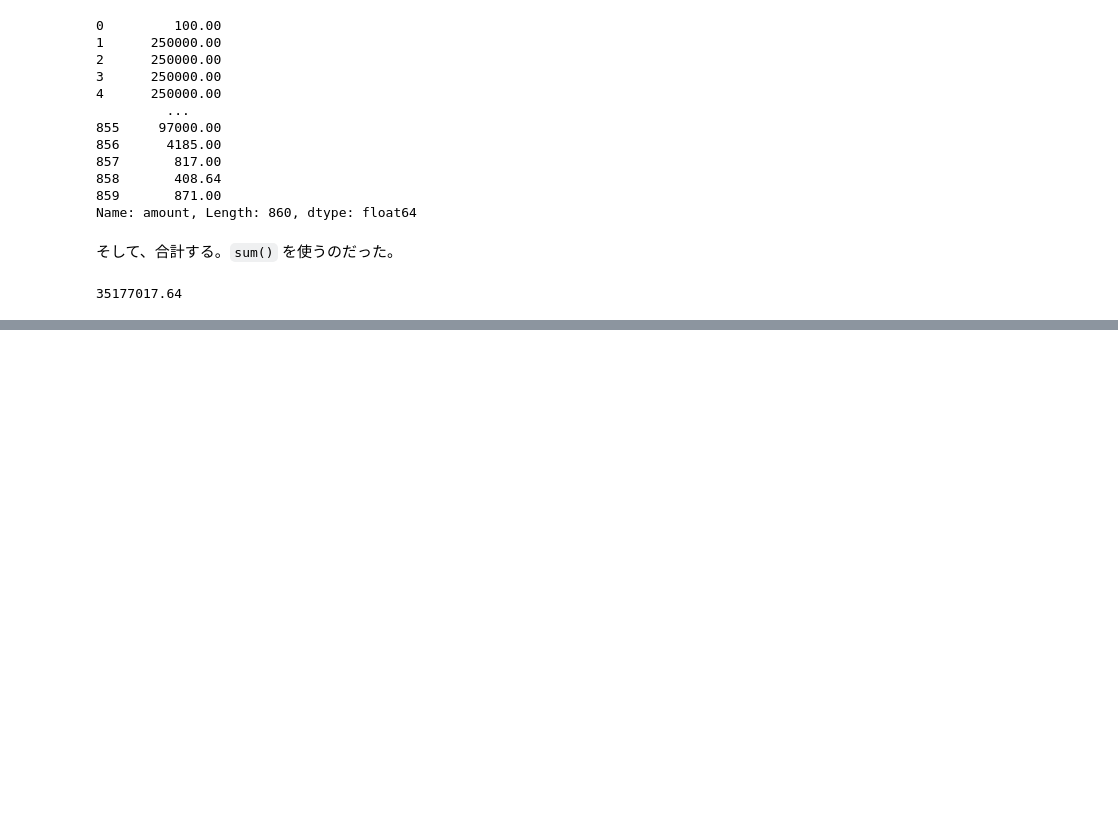
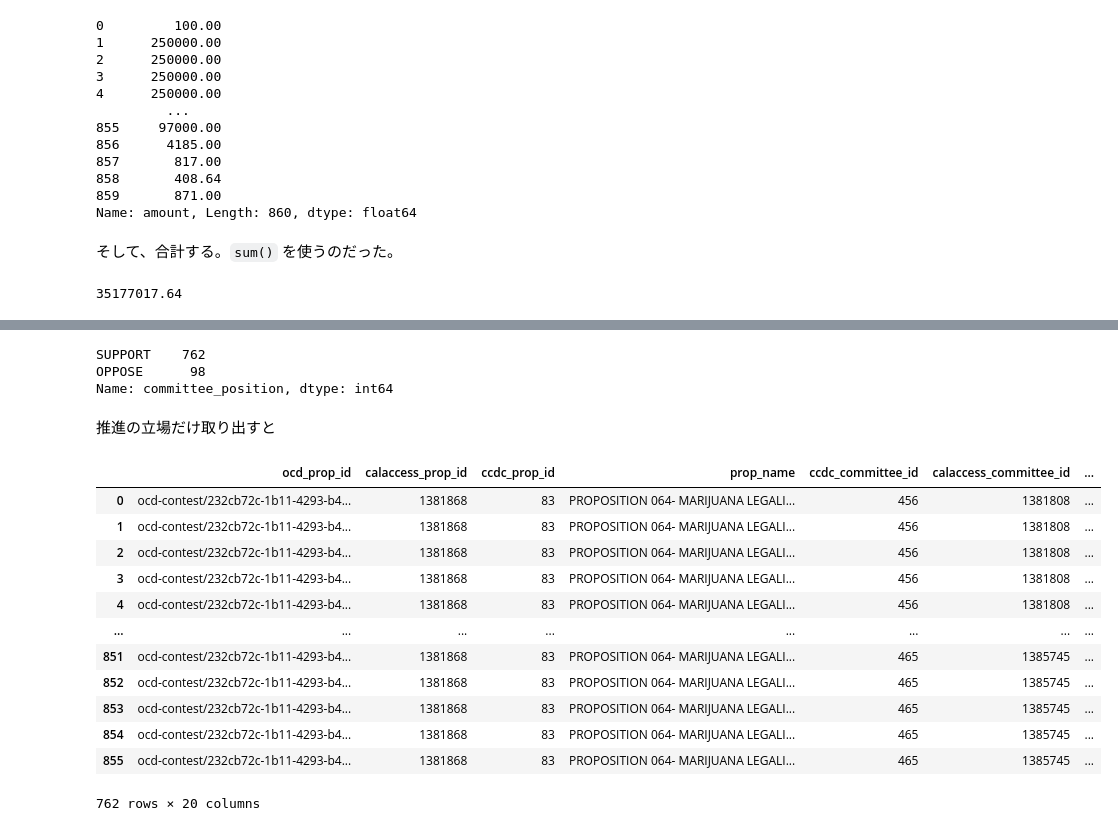
Before and after one commit to yoshitoG/nicar21_first_python_notebook, a Jupyter notebook: NICAR21補講のColab版.ipynb, the cells around one changed output, grey strips where cells are left out. Saved outputs shown, nothing was run; the diff lists cells and outputs as text; code cells hidden in the pictures; blank space fills up the shorter version.

```diff
--- a/NICAR21補講のColab版.ipynb
+++ b/NICAR21補講のColab版.ipynb
@@ -655,0 +678,24 @@ merged.amount.sum()
+# %%
+merged.committee_position.value_counts()
+# %% [output]
+SUPPORT    762
+OPPOSE      98
+Name: committee_position, dtype: int64
+# %% [markdown]
+推進の立場だけ取り出すと
+# %%
+merged[merged.committee_position == 'SUPPORT']
+# %% [output]
+|  | ocd_prop_id | calaccess_prop_id | ccdc_prop_id | prop_name | ccdc_committee_id | calaccess_committee_id | ... |
+| 0 | ocd-contest/232cb72c-1b11-4293-b4... | 1381868 | 83 | PROPOSITION 064- MARIJUANA LEGALI... | 456 | 1381808 | ... |
+| 1 | ocd-contest/232cb72c-1b11-4293-b4... | 1381868 | 83 | PROPOSITION 064- MARIJUANA LEGALI... | 456 | 1381808 | ... |
+| 2 | ocd-contest/232cb72c-1b11-4293-b4... | 1381868 | 83 | PROPOSITION 064- MARIJUANA LEGALI... | 456 | 1381808 | ... |
+| 3 | ocd-contest/232cb72c-1b11-4293-b4... | 1381868 | 83 | PROPOSITION 064- MARIJUANA LEGALI... | 456 | 1381808 | ... |
+| 4 | ocd-contest/232cb72c-1b11-4293-b4... | 1381868 | 83 | PROPOSITION 064- MARIJUANA LEGALI... | 456 | 1381808 | ... |
+| ... | ... | ... | ... | ... | ... | ... | ... |
+| 851 | ocd-contest/232cb72c-1b11-4293-b4... | 1381868 | 83 | PROPOSITION 064- MARIJUANA LEGALI... | 465 | 1385745 | ... |
+| 852 | ocd-contest/232cb72c-1b11-4293-b4... | 1381868 | 83 | PROPOSITION 064- MARIJUANA LEGALI... | 465 | 1385745 | ... |
+| 853 | ocd-contest/232cb72c-1b11-4293-b4... | 1381868 | 83 | PROPOSITION 064- MARIJUANA LEGALI... | 465 | 1385745 | ... |
+| 854 | ocd-contest/232cb72c-1b11-4293-b4... | 1381868 | 83 | PROPOSITION 064- MARIJUANA LEGALI... | 465 | 1385745 | ... |
+| 855 | ocd-contest/232cb72c-1b11-4293-b4... | 1381868 | 83 | PROPOSITION 064- MARIJUANA LEGALI... | 465 | 1385745 | ... |
+762 rows × 20 columns
```
Also changed, not shown: parts of 22 cells of this notebook.
